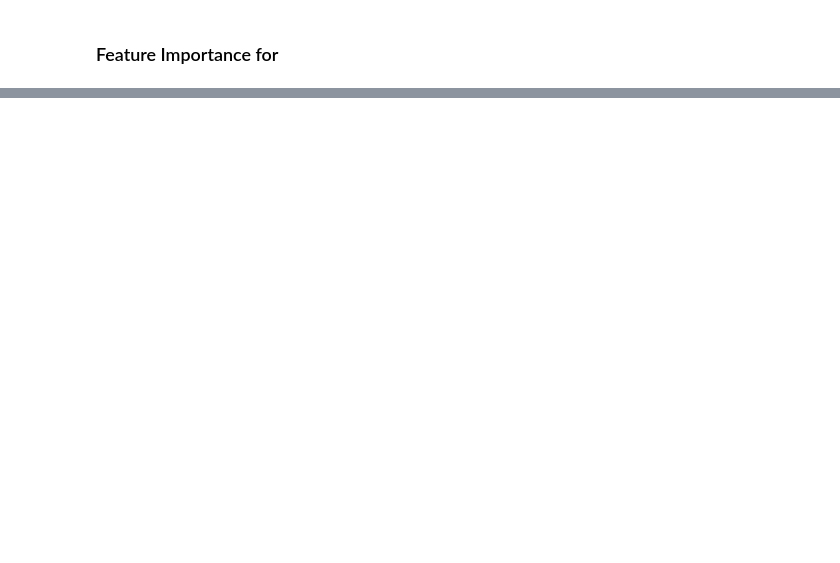
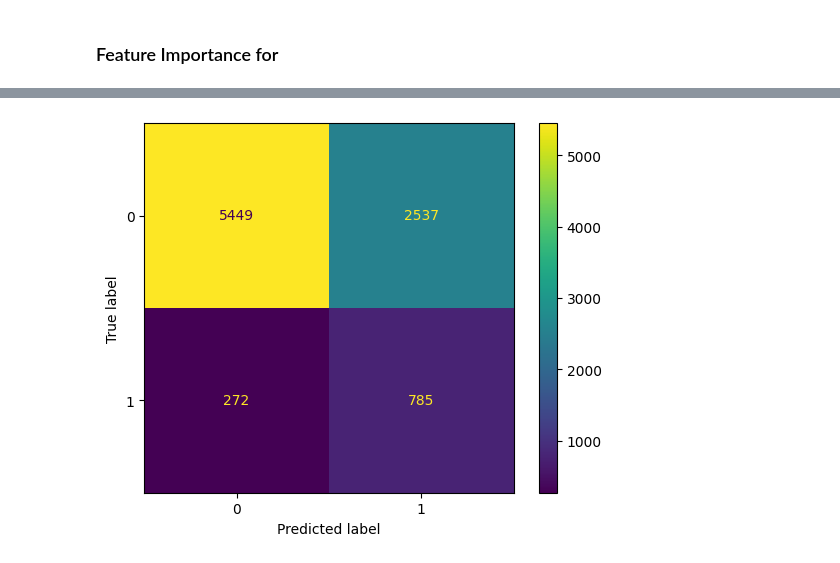
Before and after one commit to McGill-MMA-EnterpriseAnalytics/customer_banking, a Jupyter notebook: Classification_Problem.ipynb, the cells around one changed output, grey strips where cells are left out. Drawn from its saved outputs; the diff is of its cells as text; code cells hidden in the pictures; blank space fills up the shorter version.

```diff
--- a/Classification_Problem.ipynb
+++ b/Classification_Problem.ipynb
@@ -684,0 +801,8 @@ IProgress not found. Please update jupyter and ipywidgets. See https://ipywidget
+# %%
+### Setting threshold to 0.25
+
+threshold = 0.08
+y_pred = np.where(probas[:,1] > threshold, 1, 0)
+
+metrics = f.get_metrics(y_test, y_pred, probas)
+metrics
@@ -684,0 +817,8 @@ IProgress not found. Please update jupyter and ipywidgets. See https://ipywidget
+# %%
+from sklearn.metrics import ConfusionMatrixDisplay
+
+disp = ConfusionMatrixDisplay(metrics['confusion_matrix'])
+disp.plot()
+plt.show()
+# %% [output]
+[figure, added]
```
Also changed, not shown: parts of 25 cells of this notebook, 4 other files.
